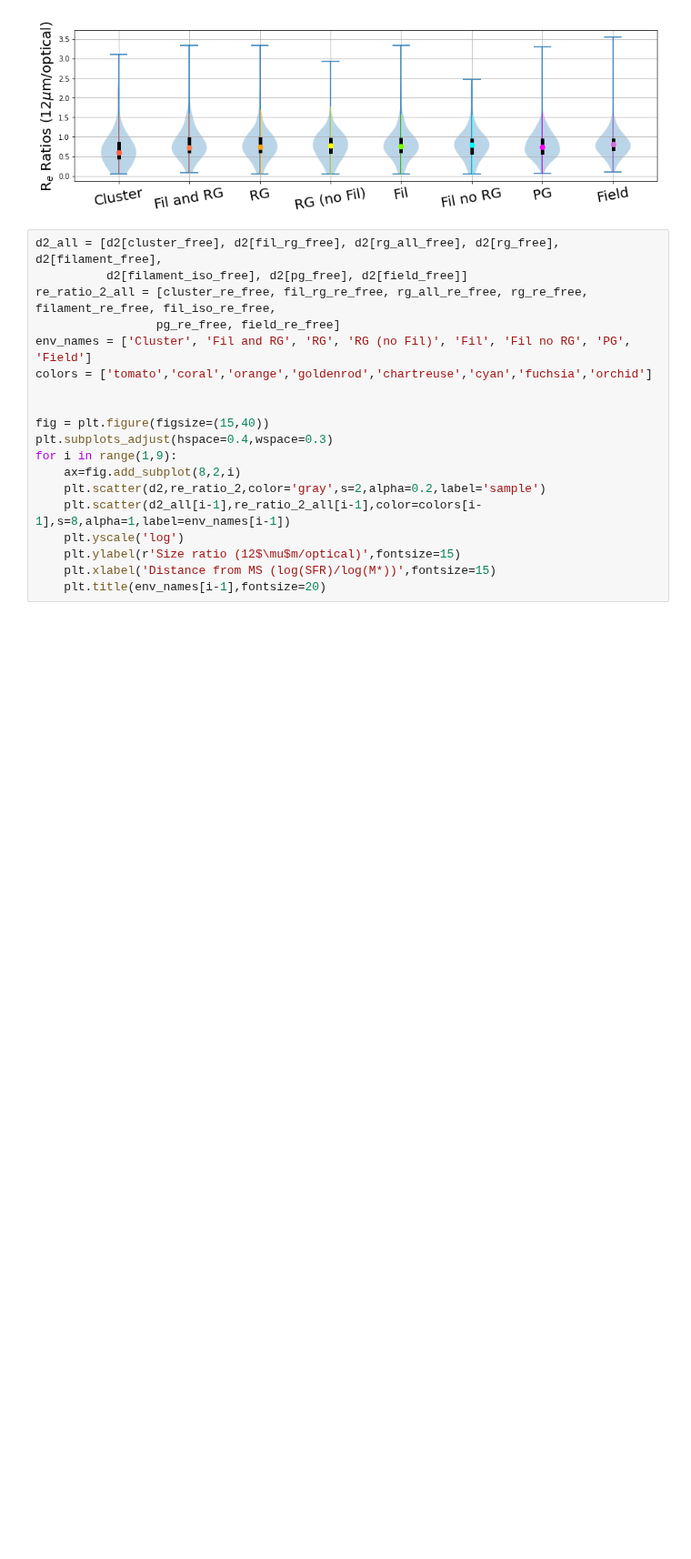
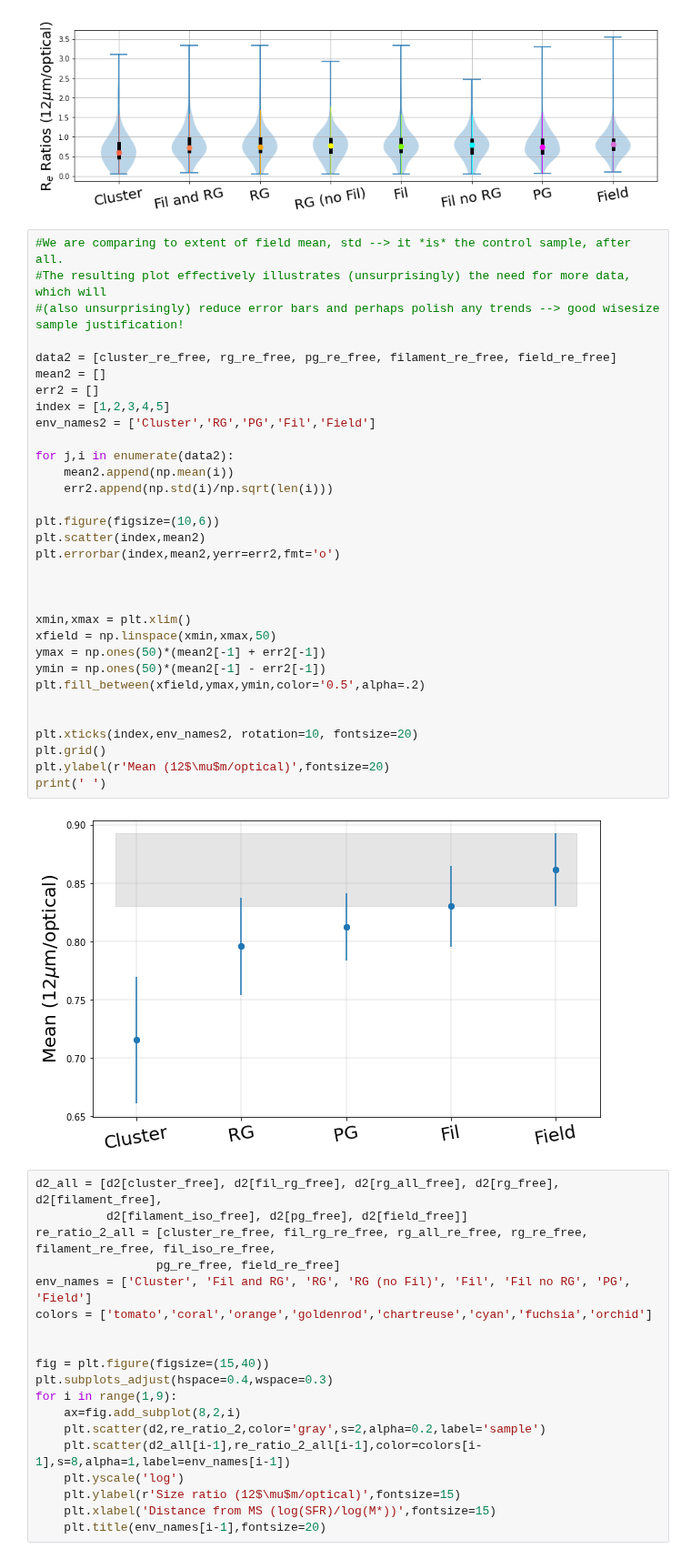
Before and after one commit to Kyssuber/research, a Jupyter notebook: disk_size_comparison-MarkAGN-RemoveOutliers-NewPSF.ipynb, the cells around one changed output. Shown at 91% size. Cells and saved outputs as stored; diff of their text form; blank space fills up the shorter version.

```diff
--- a/disk_size_comparison-MarkAGN-RemoveOutliers-NewPSF.ipynb
+++ b/disk_size_comparison-MarkAGN-RemoveOutliers-NewPSF.ipynb
@@ -714,6 +719,40 @@ plt.ylabel(r"R$_e$ Ratios (12$\mu$m/optical)",fontsize=20)
 # %% [output]
 Text(0, 0.5, 'R$_e$ Ratios (12$\\mu$m/optical)')
 [figure]
+# %%
+#We are comparing to extent of field mean, std --> it *is* the control sample, after all.
+#The resulting plot effectively illustrates (unsurprisingly) the need for more data, which will
+#(also unsurprisingly) reduce error bars and perhaps polish any trends --> good wisesize sample justification!
+
+data2 = [cluster_re_free, rg_re_free, pg_re_free, filament_re_free, field_re_free]
+mean2 = []
+err2 = []
+index = [1,2,3,4,5]
+env_names2 = ['Cluster','RG','PG','Fil','Field']
+
+for j,i in enumerate(data2):
+    mean2.append(np.mean(i))
+    err2.append(np.std(i)/np.sqrt(len(i)))
+
+plt.figure(figsize=(10,6))
+plt.scatter(index,mean2)
+plt.errorbar(index,mean2,yerr=err2,fmt='o')
+
+
+
+xmin,xmax = plt.xlim()
+xfield = np.linspace(xmin,xmax,50)
+ymax = np.ones(50)*(mean2[-1] + err2[-1])
+ymin = np.ones(50)*(mean2[-1] - err2[-1])
+plt.fill_between(xfield,ymax,ymin,color='0.5',alpha=.2)
+
+
+plt.xticks(index,env_names2, rotation=10, fontsize=20)
+plt.grid()
+plt.ylabel(r'Mean (12$\mu$m/optical)',fontsize=20)
+print(' ')
+# %% [output]
+[figure, added]
 # %%
 d2_all = [d2[cluster_free], d2[fil_rg_free], d2[rg_all_free], d2[rg_free], d2[filament_free],
           d2[filament_iso_free], d2[pg_free], d2[field_free]]
```
Also changed, not shown: parts of 9 cells of this notebook, 9 other files.
